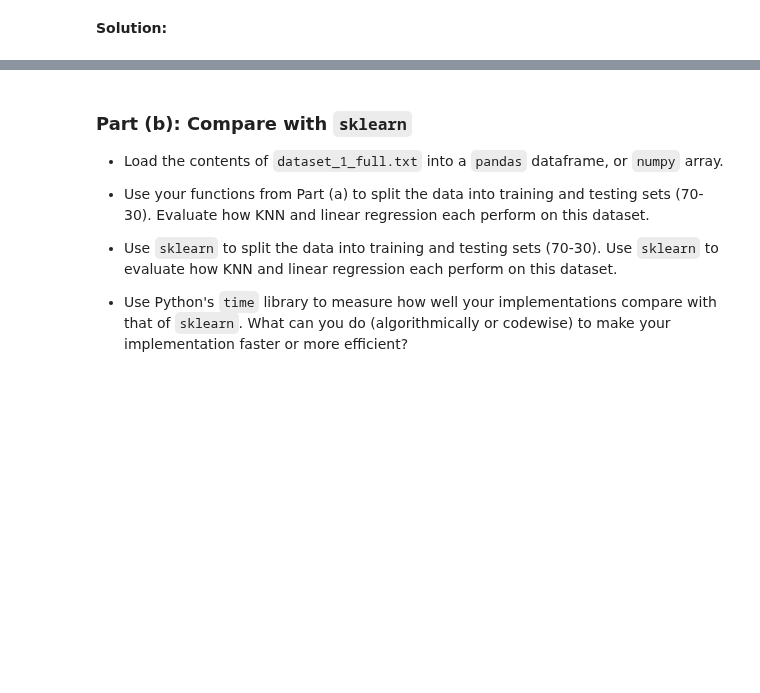
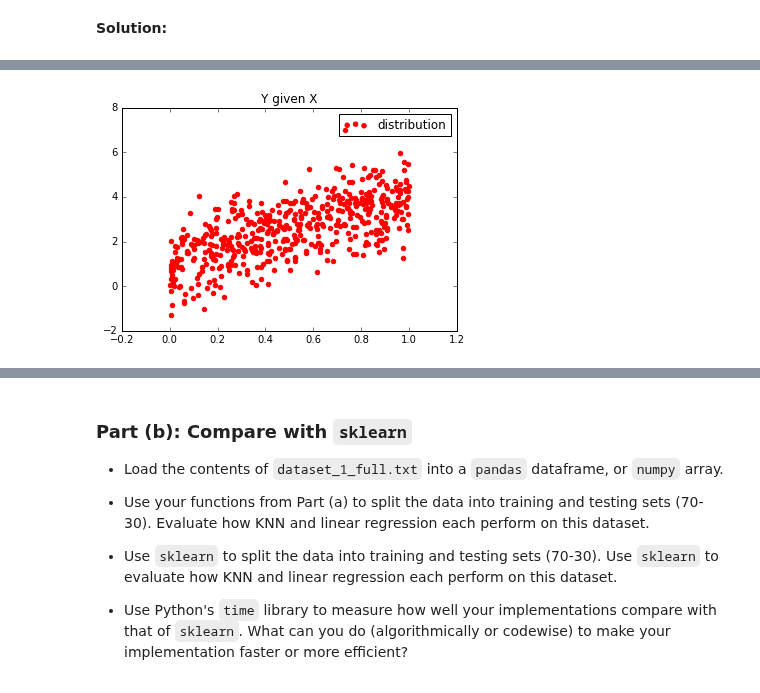
Before and after one commit to rickfarmer/harvard-cs-109a-data-science, a Jupyter notebook: farmer_rick_cs109a_HW2.ipynb, the cells around one changed output, grey strips where cells are left out. Drawn from its saved outputs; the diff is of its cells as text; code cells hidden in the pictures; blank space fills up the shorter version.

```diff
--- a/farmer_rick_cs109a_HW2.ipynb
+++ b/farmer_rick_cs109a_HW2.ipynb
@@ -89,3 +92,19 @@ In the following, you may use ``numpy`` arrays instead of ``pandas`` dataframes.
     - return: R^2 coefficient of the fit of the predicted values.
 # %% [markdown]
 **Solution:**
+# %%
+# Let's explore the raw data first to understand it better
+
+# Dataset is a one-dimensional data set,
+#     with the first column containing the independent variable X,
+#     and the second column containing the dependent variable Y.
+
+# Load the contents of dataset_1_full.txt into a pandas dataframe, or numpy array
+# Create a dataframe from the csv text
+df = pd.read_csv('dataset/dataset_1_full.txt')
+
+# Sanity check
+print 'number of rows:', df.shape[0]
+
+# Sanity check
+df.head(n = 5)
@@ -91,0 +119,9 @@ In the following, you may use ``numpy`` arrays instead of ``pandas`` dataframes.
+# %%
+# EDA: Create a scatter plot
+plt.scatter(df['x'], df['y'], color="r", marker="o",
+                      label='distribution', zorder=10)
+plt.legend(loc=0)
+plt.title("Y given X")
+plt.show()
+# %% [output]
+[figure, added]
```
Also changed, not shown: parts of 30 cells of this notebook.
